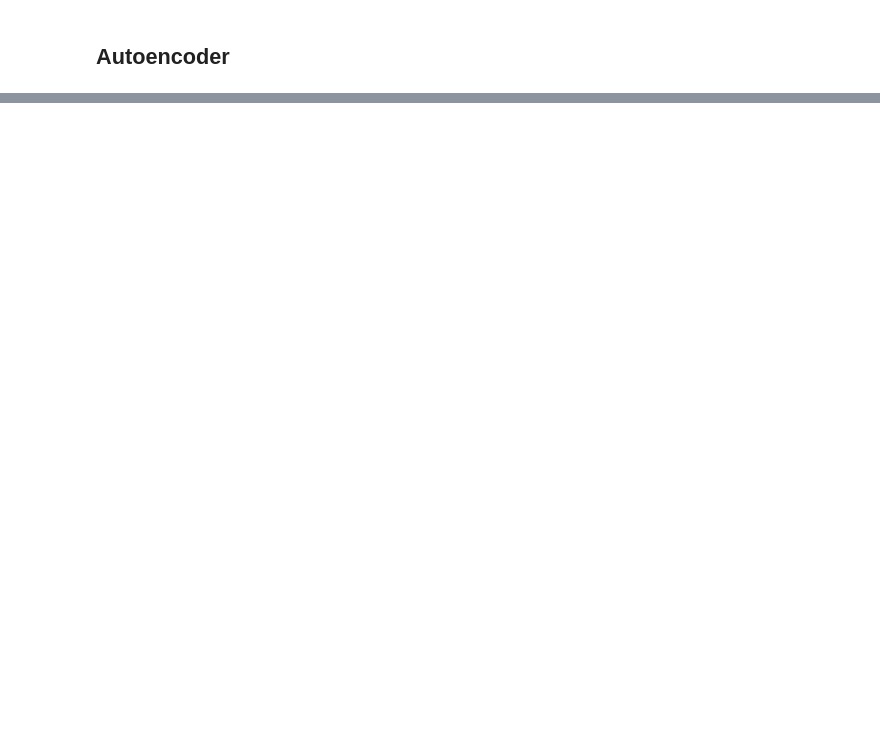
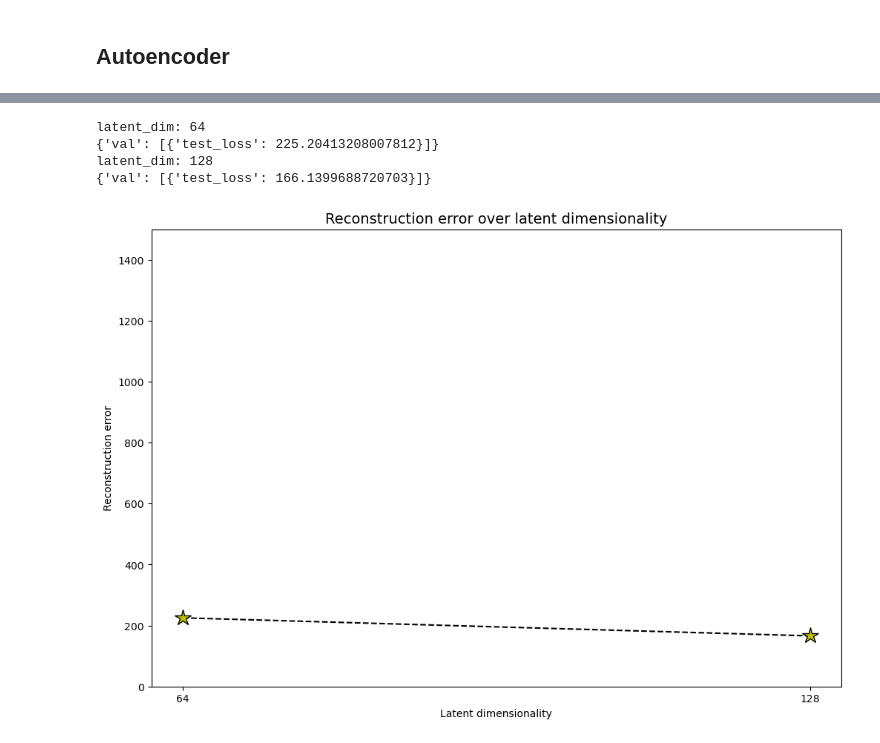
Before and after one commit to C7A7A/audio_clustering_autoencoder, a Jupyter notebook: notebooks/autoencoder.ipynb, the cells around one changed output, grey strips where cells are left out. Drawn from its saved outputs; the diff is of its cells as text; code cells hidden in the pictures; blank space fills up the shorter version.

```diff
--- a/notebooks/autoencoder.ipynb
+++ b/notebooks/autoencoder.ipynb
@@ -251,8 +288,8 @@ class Autoencoder(pl.LightningModule):
         encoder_class: object = Encoder,
         decoder_class: object = Decoder,
         num_input_channels: int = 3,
-        width: int = 32,
-        height: int = 32
+        width: int = WIDTH,
+        height: int = HEIGHT
     ):
         super().__init__()
 
@@ -277,7 +314,7 @@ class Autoencoder(pl.LightningModule):
     Given a batch of images, this function returns the reconstruction loss (MSE in our case)
     """
     def _get_recontruction_loss(self, batch):
-        x, _ = batch # Skip labels
+        x = batch
         x_hat = self.forward(x)
 
         loss = F.mse_loss(x, x_hat, reduction="none")
@@ -285,7 +322,7 @@ class Autoencoder(pl.LightningModule):
         return loss
 
     def configure_optimizers(self):
-        optimizer = optim.Adam(self.parameters, lr=1e-3)
+        optimizer = optim.Adam(self.parameters(), lr=1e-3)
 
         # The scheduler reduces the LR if the validation performance hasn't improved for the last N epochs
         scheduler = optim.lr_scheduler.ReduceLROnPlateau(
@@ -298,7 +335,7 @@ class Autoencoder(pl.LightningModule):
 
         return {
             "optimizer": optimizer,
-            "lr_schedule": scheduler,
+            "lr_scheduler": scheduler,
             "monitor": "val_loss"
         }
 
@@ -317,7 +375,7 @@ class Autoencoder(pl.LightningModule):
 # %%
 class GenerateCallback(pl.Callback):
     def __init__(self, imgs, every_n_epochs=5):
-        super().__init_()
+        super().__init__()
         self.imgs = imgs # Images to reconstruct
         self.every_n_epochs = every_n_epochs
 
@@ -327,9 +385,9 @@ class GenerateCallback(pl.Callback):
             imgs = self.imgs.to(pl_module.device)
             with torch.no_grad():
                 pl_module.eval()
-                reconst_imgs = pl_module()
+                reconst_imgs = pl_module(imgs)
                 pl_module.train()
 
             images = torch.stack([imgs, reconst_imgs], dim=1).flatten(0, 1)
-            grid = torchvision.utils.make_grid(images, nrow=2, normalize=True, range=(-1, 1))
+            grid = torchvision.utils.make_grid(images, nrow=2, normalize=True, value_range=(-1, 1))
             trainer.logger.experiment.add_image("Reconstructions", grid, global_step=trainer.global_step)
@@ -335,0 +434,9 @@ class GenerateCallback(pl.Callback):
+# %%
+model_dict = {}
+# for latent_dim in [32, 64, 128, 256]:
+for latent_dim in [64, 128]:
+    model_id, result_id = train_ae(latent_dim)
+    model_dict[latent_dim] = {
+        "model": model_id,
+        "result": result_id
+    }
@@ -335,0 +478,25 @@ class GenerateCallback(pl.Callback):
+# %%
+for latent_dim in model_dict:
+    print(f"latent_dim: {latent_dim}")
+    print(model_dict[latent_dim]["result"])
+# %% [output]
+latent_dim: 64
+{'val': [{'test_loss': 225.20413208007812}]}
+latent_dim: 128
+{'val': [{'test_loss': 166.1399688720703}]}
+# %%
+latent_dims = sorted([model for model in model_dict])
+val_scores = [model_dict[latent_dim]["result"]["val"][0]["test_loss"] for latent_dim in latent_dims]
+
+fig = plt.figure(figsize=(12, 8))
+plt.plot(latent_dims, val_scores, '--', color="#000", marker="*", markeredgecolor="#000", markerfacecolor="y", markersize=16)
+plt.xscale("log")
+plt.xticks(latent_dims, labels=latent_dims)
+plt.title("Reconstruction error over latent dimensionality", fontsize=14)
+plt.xlabel("Latent dimensionality")
+plt.ylabel("Reconstruction error")
+plt.minorticks_off()
+plt.ylim(0, 1500)
+plt.show()
+# %% [output]
+[figure, added]
```
Also changed, not shown: parts of 16 cells of this notebook, 3 other files.
